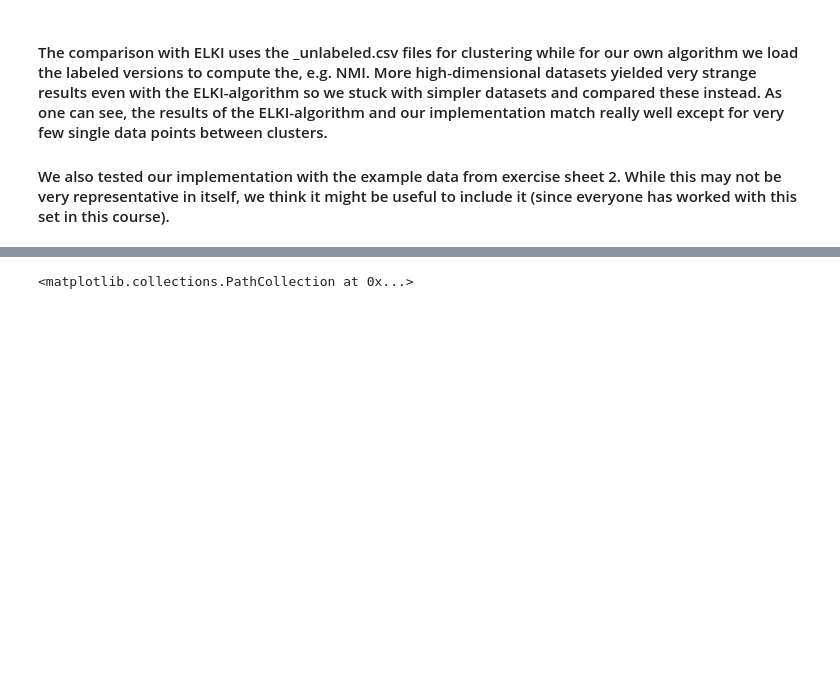
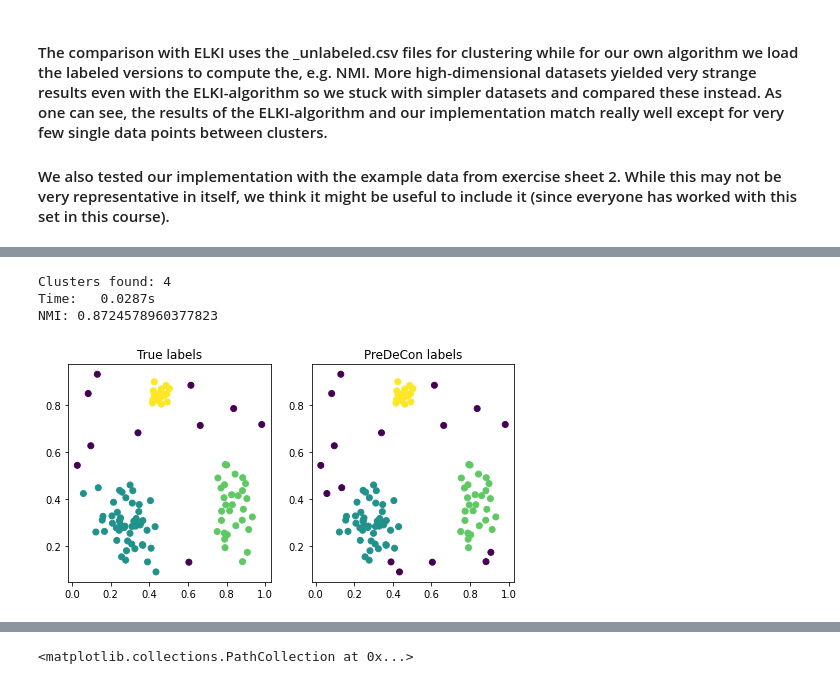
Before and after one commit to Niklas123456789/DM, a Jupyter notebook: src/Algorithm_Testing.ipynb, the cells around one changed output, grey strips where cells are left out. Saved outputs shown, nothing was run; the diff lists cells and outputs as text; code cells hidden in the pictures; blank space fills up the shorter version.

```diff
--- a/src/Algorithm_Testing.ipynb
+++ b/src/Algorithm_Testing.ipynb
@@ -125,0 +27,32 @@ NMI: 0.7461913902298285
+# %%
+def clustering(ds, **kwargs):
+    path = os.path.join('..', 'algorithm_verification', 'datasets', ds, ds + '.csv')
+    data = np.loadtxt(path, delimiter=' ')
+    X, true_labels = data[:,:-1], data[:,-1]
+
+    predecon = PreDeCon(**kwargs)
+    predecon.fit(X)
+
+    fig, ax = plt.subplots(1, 2, figsize=(8, 4))
+    ax[0].scatter(X[:, 0], X[:, 1], c=true_labels)
+    ax[0].set_title("True labels")
+
+    ax[1].scatter(X[:,0], X[:,1], c=predecon.labels)
+    ax[1].set_title("PreDeCon labels")
+
+    print("Clusters found:",  len(set(predecon.labels)))
+    print(f"Time: {predecon._performance['fit'] / 1000_000_000:>8.4f}s")
+    print("NMI:", NMI(true_labels, predecon.labels))
+
+
+clustering('multiple-gaussian-2d', minPts=8, eps=1, delta=0.5, lambda_=2, kappa=100)
+
+# # display results of elki
+# print()
+# display(Image(os.path.join(base_path_testing, dataset,'1__eps1__minPts8__delta0_5__kappa100__lambda2__legend.png')))
+# display(Image(os.path.join(base_path_testing, dataset,'1__eps1__minPts8__delta0_5__kappa100__lambda2.png')))
+# %% [output]
+Clusters found: 4
+Time:   0.0287s
+NMI: 0.8724578960377823
+[figure, added]
```
Also changed, not shown: parts of 5 cells of this notebook.
